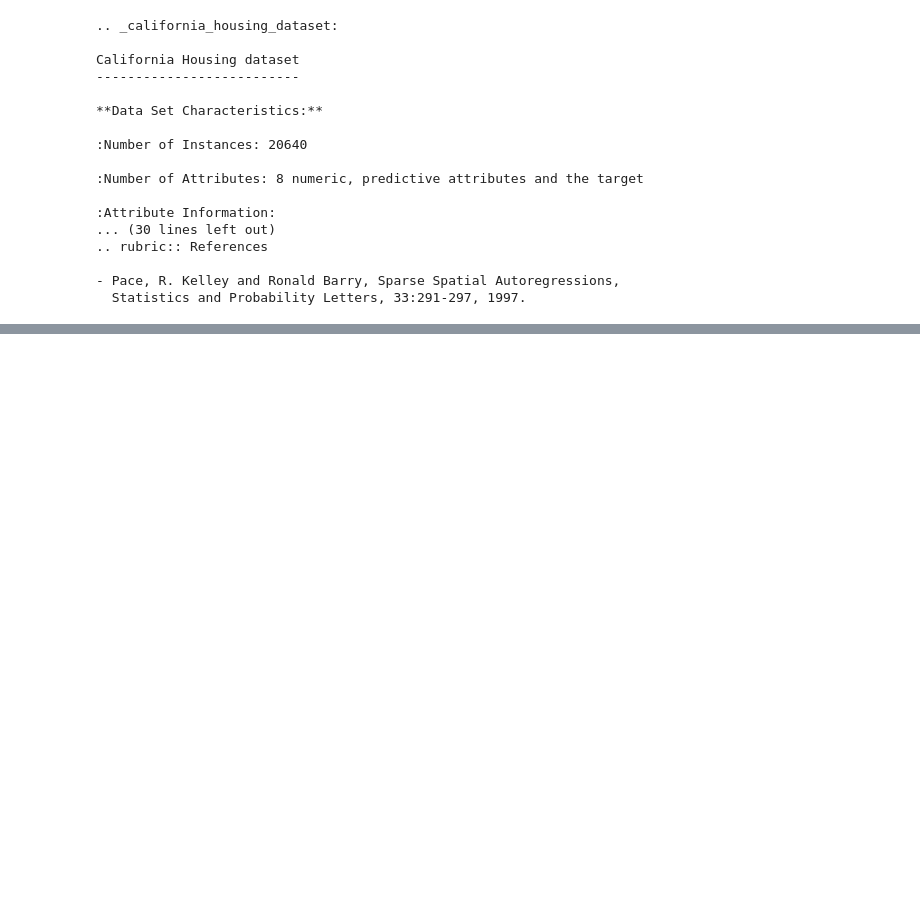
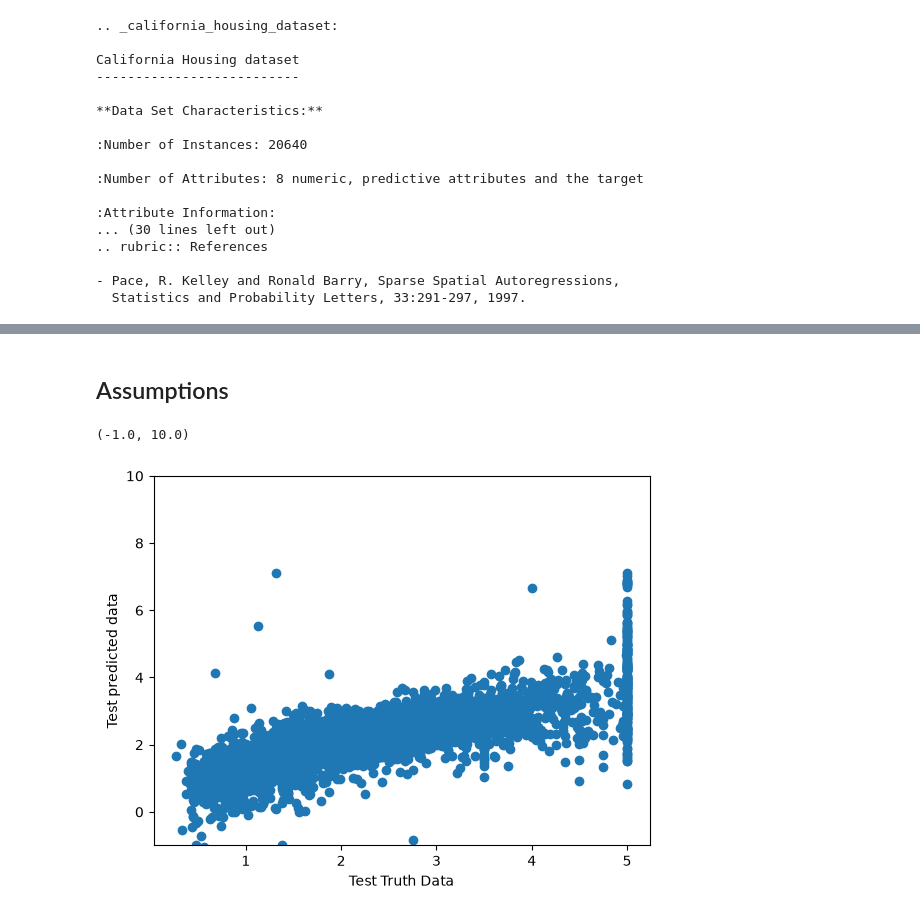
Before and after one commit to Mehta-g1/AI-ML-by-Krish-Naik, a Jupyter notebook: 29_Steps By Step Project Implementation With LifeCycle OF ML Project/2_multiple_linear_regression.ipynb, the cells around one changed output, grey strips where cells are left out. Drawn from its saved outputs; the diff is of its cells as text; code cells hidden in the pictures; blank space fills up the shorter version.

Commit message:
multiple linear regressior and model pickling

```diff
--- a/29_Steps By Step Project Implementation With LifeCycle OF ML Project/2_multiple_linear_regression.ipynb
+++ b/29_Steps By Step Project Implementation With LifeCycle OF ML Project/2_multiple_linear_regression.ipynb
@@ -82,0 +196,3 @@ California Housing dataset
+# %%
+X_train_scaled = scaler.fit_transform(X_train)
+X_test_scaled = scaler.transform(X_test)
@@ -82,0 +201,6 @@ California Housing dataset
+# %%
+
+from sklearn.linear_model import LinearRegression
+regression = LinearRegression()
+# %%
+regression.fit(X_train_scaled, y_train)
@@ -82,0 +220,2 @@ California Housing dataset
+# %%
+y_pred = regression.predict(X_test_scaled)
@@ -82,0 +245,11 @@ California Housing dataset
+# %% [markdown]
+## Assumptions
+# %%
+plt.scatter(y_test, y_pred)
+
+plt.xlabel("Test Truth Data")
+plt.ylabel("Test predicted data")
+plt.ylim(-1,10)
+# %% [output]
+(-1.0, 10.0)
+[figure, added]
```
Also changed, not shown: parts of 32 cells of this notebook, 1 other file.
